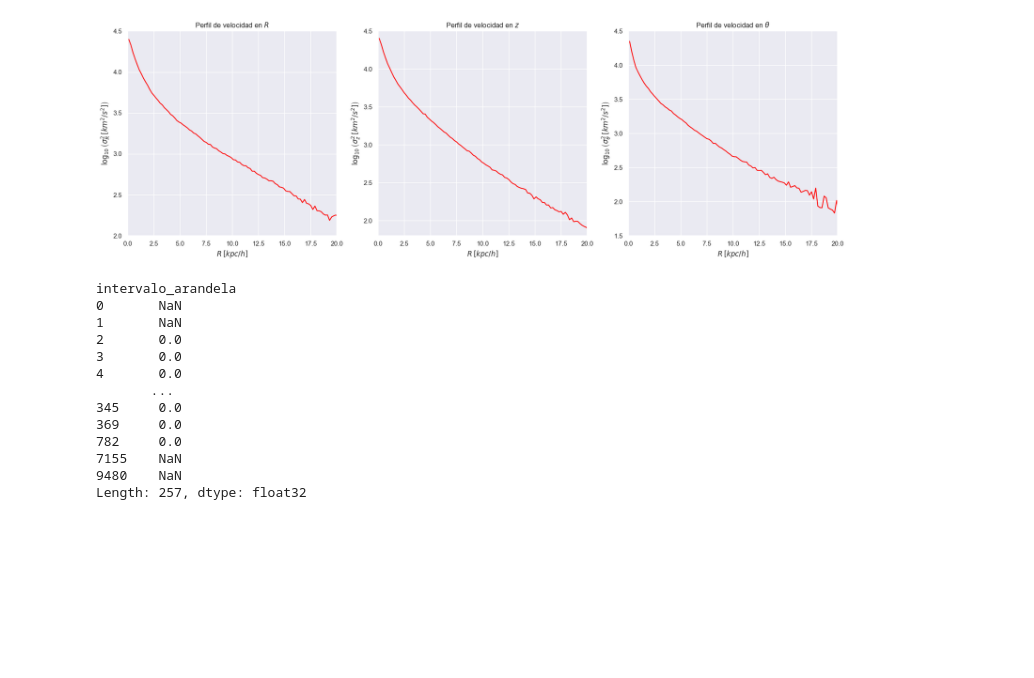
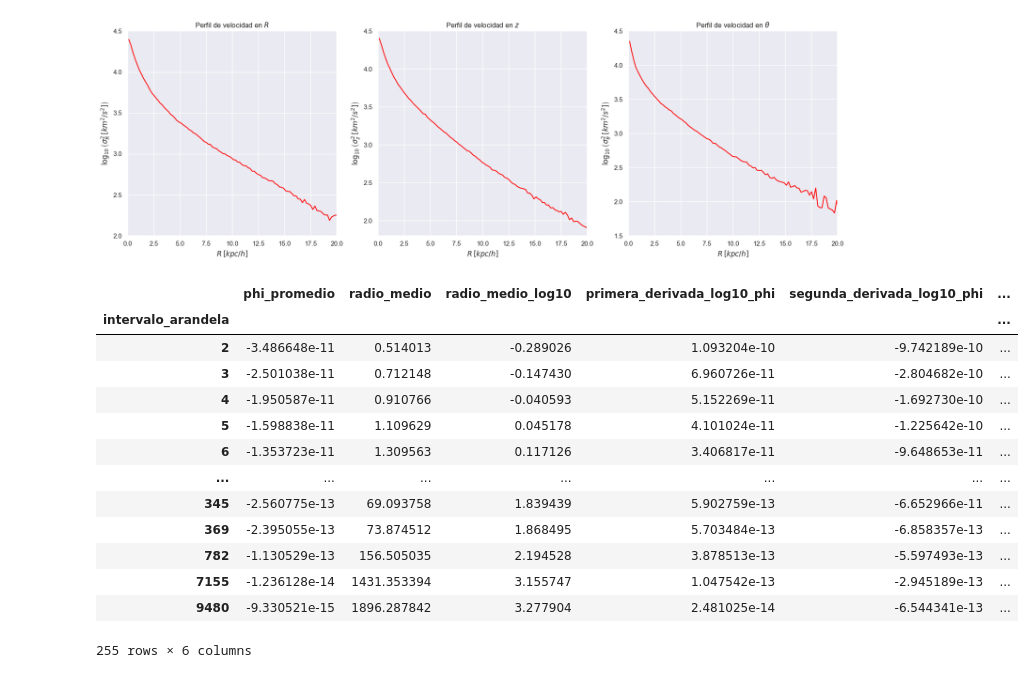
Before and after one commit to sperezp23/Analizador_de_Galaxias, a Jupyter notebook: Ensayos.ipynb, the cells around one changed output. Saved outputs shown, nothing was run; the diff lists cells and outputs as text; code cells hidden in the pictures; blank space fills up the shorter version.

Commit message:
Update: primer intento para calcular las derivadas logarítmicas.

```diff
--- a/Ensayos.ipynb
+++ b/Ensayos.ipynb
@@ -450,20 +448,32 @@ def calcular_potencial_gravitacional(base_de_datos, delta_r_xy = 0.2):
 
 potencial_gravitacional_df = calcular_potencial_gravitacional(disco_df)
 # %%
-primera_derivada_log_phi = potencial_gravitacional_df.phi_promedio.diff(periods=-1)/ potencial_gravitacional_df.radio_medio_log10.diff(periods=-1)
-segunda_derivada_log_phi = ( potencial_gravitacional_df.phi_promedio[2:] - (2 * potencial_gravitacional_df.phi_promedio[1:-1]) + potencial_gravitacional_df.phi_promedio[:-2] ) / ( potencial_gravitacional_df.radio_medio_log10.diff(periods=-1) )**2
-segunda_derivada_log_phi
+frecuencia_de_epiciclo_df = potencial_gravitacional_df.copy()
+frecuencia_de_epiciclo_df['primera_derivada_log10_phi']= (potencial_gravitacional_df.phi_promedio.diff()) / (potencial_gravitacional_df.radio_medio_log10.diff())
+frecuencia_de_epiciclo_df['segunda_derivada_log10_phi']= (frecuencia_de_epiciclo_df.primera_derivada_log10_phi.diff()) / (potencial_gravitacional_df.radio_medio_log10.diff())
+
+frecuencia_de_epiciclo_df['kappa_2'] = (
+    ((3 / frecuencia_de_epiciclo_df.radio_medio**2) * frecuencia_de_epiciclo_df.primera_derivada_log10_phi) +
+    ((1 / frecuencia_de_epiciclo_df.radio_medio) * frecuencia_de_epiciclo_df.segunda_derivada_log10_phi)
+)
+
+frecuencia_de_epiciclo_df.dropna(inplace=True)
+
+# frecuencia_de_epiciclo_df['kappa'] = np.sqrt(frecuencia_de_epiciclo_df.kappa_2)
+
+frecuencia_de_epiciclo_df
 # %% [output]
+|  | phi_promedio | radio_medio | radio_medio_log10 | primera_derivada_log10_phi | segunda_derivada_log10_phi | ... |
+| intervalo_arandela |  |  |  |  |  | ... |
+| 2 | -3.486648e-11 | 0.514013 | -0.289026 | 1.093204e-10 | -9.742189e-10 | ... |
+| 3 | -2.501038e-11 | 0.712148 | -0.147430 | 6.960726e-11 | -2.804682e-10 | ... |
+| 4 | -1.950587e-11 | 0.910766 | -0.040593 | 5.152269e-11 | -1.692730e-10 | ... |
+| 5 | -1.598838e-11 | 1.109629 | 0.045178 | 4.101024e-11 | -1.225642e-10 | ... |
+| 6 | -1.353723e-11 | 1.309563 | 0.117126 | 3.406817e-11 | -9.648653e-11 | ... |
+| ... | ... | ... | ... | ... | ... | ... |
+| 345 | -2.560775e-13 | 69.093758 | 1.839439 | 5.902759e-13 | -6.652966e-11 | ... |
+| 369 | -2.395055e-13 | 73.874512 | 1.868495 | 5.703484e-13 | -6.858357e-13 | ... |
+| 782 | -1.130529e-13 | 156.505035 | 2.194528 | 3.878513e-13 | -5.597493e-13 | ... |
+| 7155 | -1.236128e-14 | 1431.353394 | 3.155747 | 1.047542e-13 | -2.945189e-13 | ... |
+| 9480 | -9.330521e-15 | 1896.287842 | 3.277904 | 2.481025e-14 | -6.544341e-13 | ... |
-intervalo_arandela
-0       NaN
-1       NaN
-2       0.0
-3       0.0
-4       0.0
-       ...
-345     0.0
-369     0.0
-782     0.0
-7155    NaN
-9480    NaN
-Length: 257, dtype: float32
+255 rows × 6 columns
```
Also changed, not shown: parts of 1 cell of this notebook.
